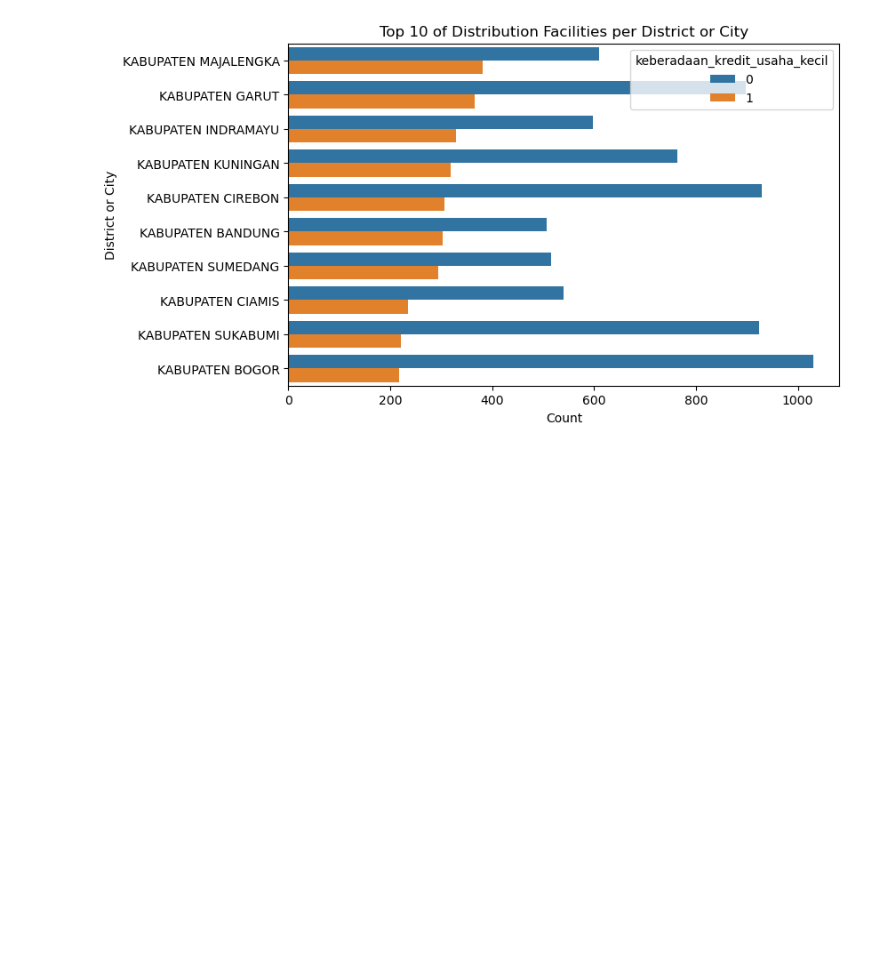
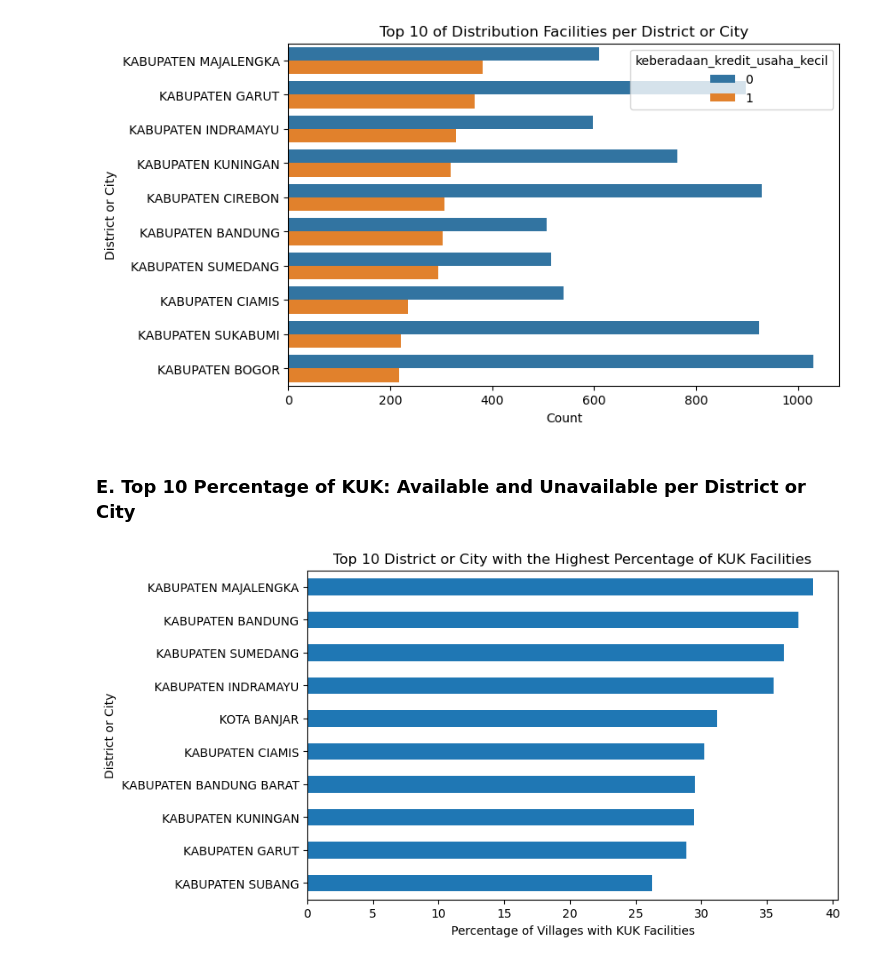
Before and after one commit to Maulana-Yusuf-T/Small-Business-Credit, a Jupyter notebook: KUK_MYT.ipynb, the cells around one changed output. Saved outputs shown, nothing was run; the diff lists cells and outputs as text; code cells hidden in the pictures; blank space fills up the shorter version.

```diff
--- a/KUK_MYT.ipynb
+++ b/KUK_MYT.ipynb
@@ -328,3 +317,34 @@ plt.ylabel('District or City')
 plt.show()
 # %% [output]
 [figure]
+# %% [markdown]
+### **E. Top 10 Percentage of KUK: Available and Unavailable per District or City**
+# %%
+# Count amount of villages (Available)
+av_count = df_copy[df_copy['keberadaan_kredit_usaha_kecil'] == 1]['bps_nama_kabupaten_kota'].value_counts()
+
+# Count amount of villages (Available and Unavailable)
+total_count = df_copy['bps_nama_kabupaten_kota'].value_counts()
+
+# Calculate the percentage of Available KUK
+percentage = (av_count / total_count) * 100
+
+# Sort the values using ascending
+percentage = percentage.sort_values()
+
+# Take top 10 only
+top_10 = percentage.sort_values(ascending=False).head(10)
+
+# Create the visualization
+plt.figure(figsize = (8, 5))
+top_10.sort_values().plot(kind = 'barh')
+
+# Add title and labels
+plt.title('Top 10 District or City with the Highest Percentage of KUK Facilities')
+plt.xlabel('Percentage of Villages with KUK Facilities')
+plt.ylabel('District or City')
+
+# Show the visualization
+plt.show()
+# %% [output]
+[figure, added]
```
Also changed, not shown: parts of 7 cells of this notebook.
